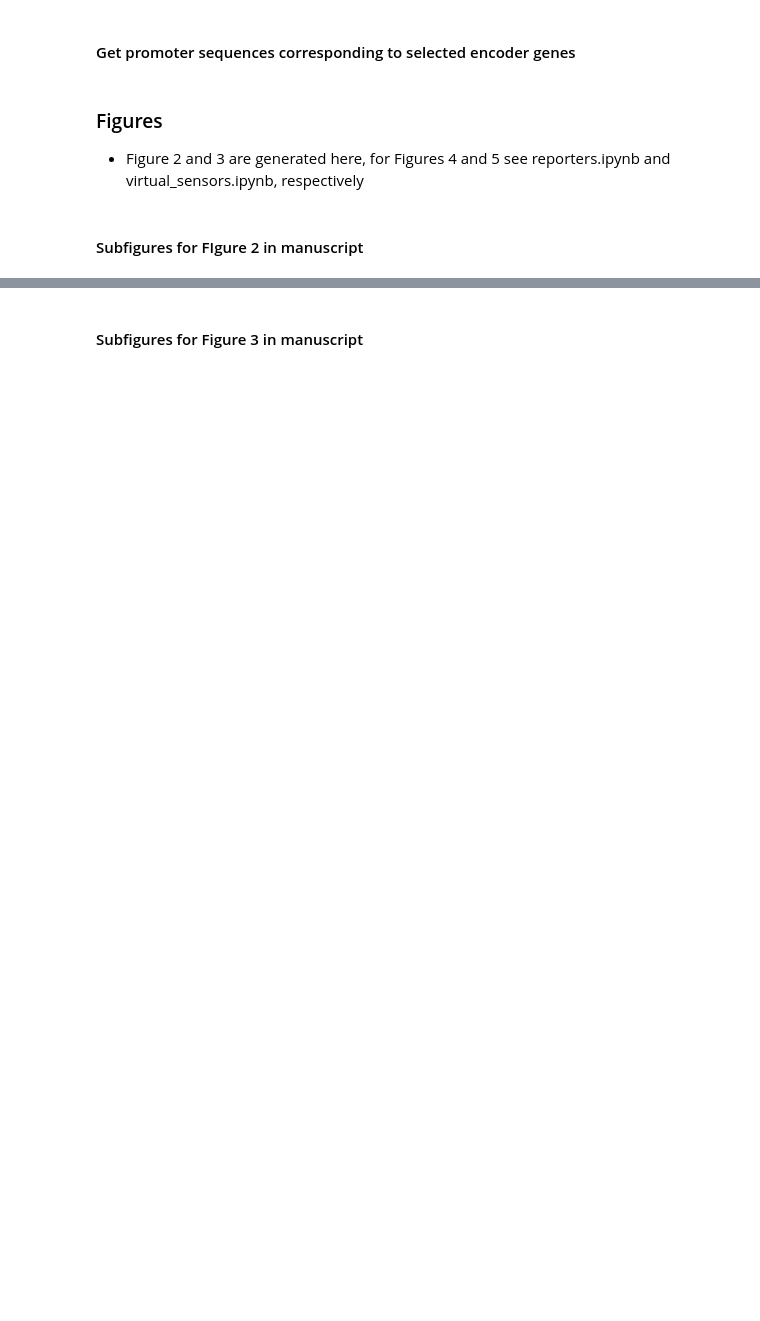
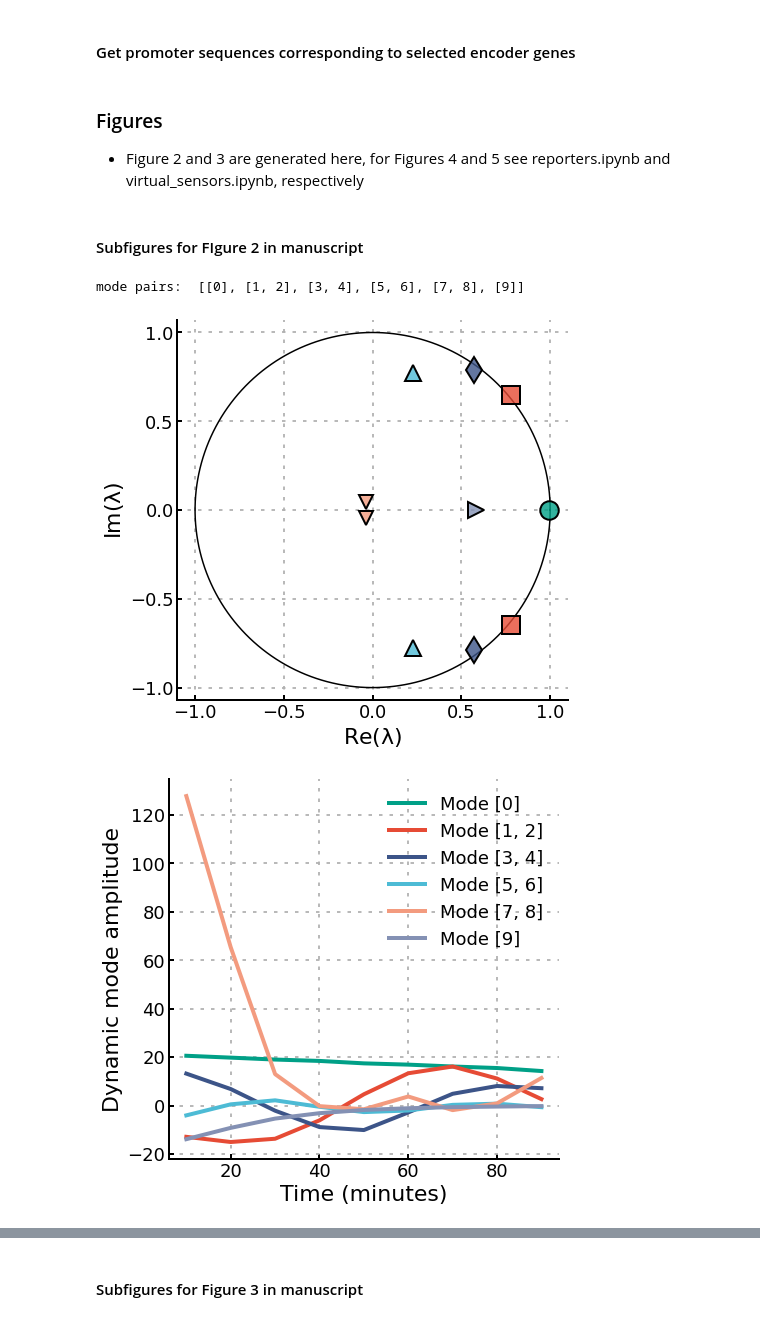
Before and after one commit to AqibHasnain/transcriptome-dynamics-dmd-observability, a Jupyter notebook: main.ipynb, the cells around one changed output, grey strips where cells are left out. Drawn from its saved outputs; the diff is of its cells as text; code cells hidden in the pictures; blank space fills up the shorter version.

```diff
--- a/main.ipynb
+++ b/main.ipynb
@@ -237,31 +256,28 @@ corr_tspan = list(range(10,100,10)) # for xaxis in many figures
 # %% [markdown]
 #### Subfigures for FIgure 2 in manuscript
 # %%
-# plot eigenvalues and corresponding dynamic mode amplitudes
+# plot the eigenvalues on the unit circle
+
 savefig = False
-
 # automate mode pairing (data is real-valued, complex eigs comes with a conjugate pair -- no need to plot both)
 mode_pairs = []
-mode_labels = []
 cnt = 0
 while cnt in range(len(eVals_r)):
-    if cnt+1 != len(eVals_r):
-        if np.abs(eVals_r[cnt]) == np.abs(eVals_r[cnt+1]):
+    if cnt+1 != len(eVals_r): # have we reached the boundary?
+        if np.abs(eVals_r[cnt]) == np.abs(eVals_r[cnt+1]): # if no, then check if the two are c.c. pairs
             mode_pairs.append([cnt,cnt+1])
-            mode_labels.append('modes '+str(cnt+1)+'+'+str(cnt+2))
             cnt += 2
-        else:
+        else: # if no, and not c.c. pairs
             mode_pairs.append([cnt])
-            mode_labels.append('mode '+str(cnt+1))
             cnt += 1
-    else:
+    else: # if boundary
         mode_pairs.append([cnt])
         cnt += 1
-print(mode_pairs, mode_labels)
+print('mode pairs: ', mode_pairs)
 
 # size the eigenvalue marker by corresponding mode power ||Phi_i||
 mode_powers = np.linalg.norm(Phi,axis=0)
-my_ms = [9*2**n for n in mode_powers]
+my_ms = [9*2**n for n in mode_powers] # the 9*2**n is an arbitrary scaling for marker size
 
 fig1,ax1 = plt.subplots(1,1,figsize=(7,7))
 fig2,ax2 = plt.subplots(1,1,figsize=(7,7))
@@ -271,39 +287,43 @@ ax1.plot(np.cos(theta),np.sin(theta),c='black',lw=1.5)
 markers = ['o','s','d','^','v','>']
 for ii in range(len(mode_pairs)):
     scaled_mode = np.real(eVals_r[ii]*b_r1[mode_pairs[ii][0]])
-#     scaled_mode = np.real(b_r1[mode_pairs[ii][0]])
-    ax2.plot(corr_tspan,savgol(scaled_mode,3,1),'-',c=npg_colors[ii],lw=4,label=mode_labels[ii])
+
+    ax2.plot(corr_tspan,savgol(scaled_mode,3,1),'-',c=npg_colors[ii],lw=4,label='Mode ' + str(mode_pairs[ii]))
     ax1.plot(np.real(eVals_r[mode_pairs[ii][0]]),np.imag(eVals_r[mode_pairs[ii][0]]),
                 marker=markers[ii],mfc=npg_color_list[ii]+[0.8],ms=my_ms[mode_pairs[ii][0]],mec='k',mew=2)
     if len(mode_pairs[ii]) == 2:
         ax1.plot(np.real(eVals_r[mode_pairs[ii][1]]),np.imag(eVals_r[mode_pairs[ii][1]]),
-                    marker=markers[ii],mfc=npg_colors[ii],ms=my_ms[mode_pairs[ii][0]],mec='k',mew=2)
+                marker=markers[ii],mfc=npg_color_list[ii]+[0.8],ms=my_ms[mode_pairs[ii][0]],mec='k',mew=2)
 
 ax1.axis('equal')
 ax1.set_xlabel(r'$\mathregular{Re(\lambda)}$',fontsize=22)
 ax1.set_ylabel(r'$\mathregular{Im(\lambda)}$',fontsize=22)
 ax1.set_ylim(-1,1)
 ax1.set_yticks(np.arange(-1,1.5,0.5))
 ax1.xaxis.set_tick_params(which='both', size=5, width=2, direction='in')
 ax1.yaxis.set_tick_params(which='both', size=5, width=2, direction='in')
 
 ax2.set_xlabel('Time (minutes)',fontsize=22)
 ax2.set_ylabel('Dynamic mode amplitude',fontsize=22)
 ax2.legend(frameon=False,ncol=1)
 ax2.xaxis.set_tick_params(which='both', size=5, width=2, direction='in')
 ax2.yaxis.set_tick_params(which='both', size=5, width=2, direction='in')
 
 for side in ax1.spines.keys():
     ax1.spines[side].set_linewidth(2)
     ax2.spines[side].set_linewidth(2)
 
 ax1.grid(linestyle=':',linewidth=1.75,dashes=(2,4))
 ax2.grid(linestyle=':',linewidth=1.75,dashes=(2,4))
 
 if savefig:
     fig1.savefig(figDir + 'fig2/eigvals.pdf',bbox_inches='tight',transparent=True,dpi=300)
     fig2.savefig(figDir + 'fig2/amplitudes.pdf',bbox_inches='tight',transparent=True,dpi=300)
 plt.show()
+# %% [output]
+mode pairs:  [[0], [1, 2], [3, 4], [5, 6], [7, 8], [9]]
+[figure, added]
+[figure, added]
 # %%
 # make a plot that shows magnitude of eigvals for varying r
 # didn't make it into manuscript
```
Also changed, not shown: parts of 20 cells of this notebook, 10 other files.
